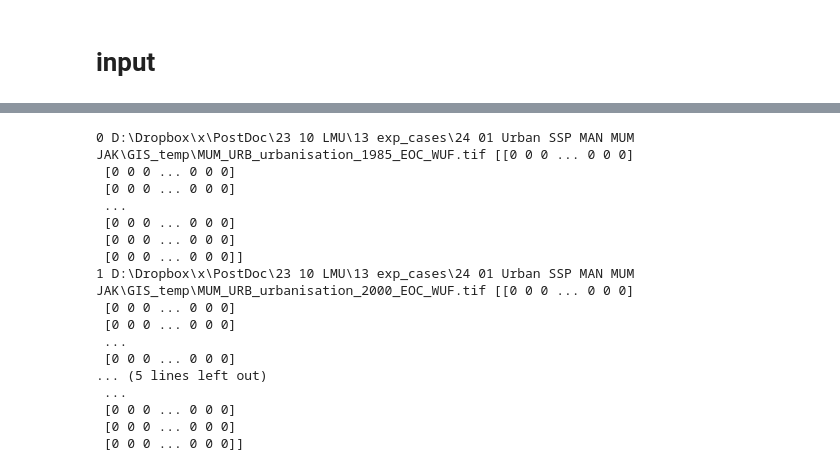
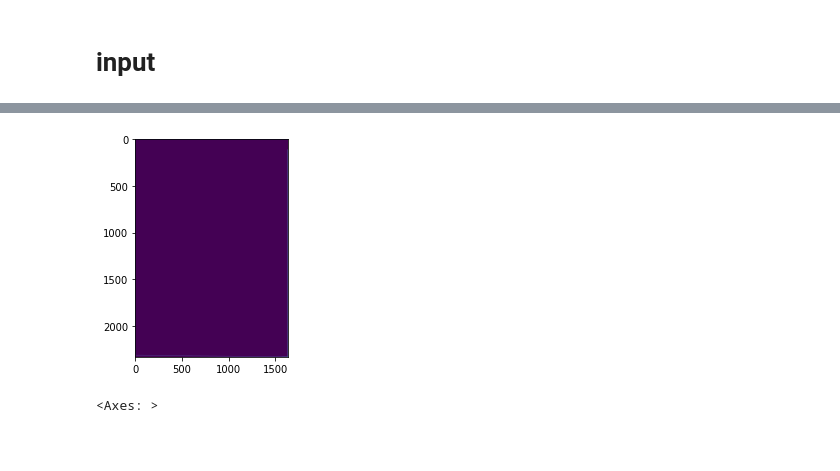
Before and after one commit to alexandrepereiraarq/geo_functions, a Jupyter notebook: src/data/05_calculate_hillshade_slope.ipynb, the cells around one changed output, grey strips where cells are left out. Cells and saved outputs as stored; diff of their text form; code cells hidden in the pictures; blank space fills up the shorter version.

```diff
--- a/src/data/05_calculate_hillshade_slope.ipynb
+++ b/src/data/05_calculate_hillshade_slope.ipynb
@@ -68,31 +72,17 @@ extracted_raster_list
 # %%
-out_path = Path(r'D:\\Dropbox\\x\\PostDoc\\23 10 LMU\\13 exp_cases\\24 01 Urban SSP MAN MUM JAK\\GIS_temp\\')
+#calculate slope
+slope_raster = slope(in_raster.read(1))
 
-for n in range(len(values_list)):
-    out_file = 'MUM_URB_urbanisation_' + str(values_list[n]) + '_EOC_WUF.tif'
-    out_url = out_path/out_file
-    print(n, out_url, extracted_raster_list[n].astype(rasterio.uint32))
-
-    with rasterio.open(out_url, "w", driver='GTiff',
+#exporting the raster
+out_path = raster_path
+out_file = 'MUM_DEM_slope_TanDEM_X_30m.tif'
+out_url = out_path/out_file
+with rasterio.open(out_url, "w", driver='GTiff',
                     height = in_raster.shape[0], width=in_raster.shape[1],
                     count=1, dtype=list(in_raster.dtypes)[0],
                     crs=in_raster.crs, transform = in_raster.transform) as dest:
-        dest.write(extracted_raster_list[n].astype(rasterio.uint32), indexes=1)
+        dest.write(slope_raster, indexes=1)
+show(slope_raster)
 # %% [output]
+[figure, added]
-0 D:\Dropbox\x\PostDoc\23 10 LMU\13 exp_cases\24 01 Urban SSP MAN MUM JAK\GIS_temp\MUM_URB_urbanisation_1985_EOC_WUF.tif [[0 0 0 ... 0 0 0]
- [0 0 0 ... 0 0 0]
- [0 0 0 ... 0 0 0]
- ...
- [0 0 0 ... 0 0 0]
- [0 0 0 ... 0 0 0]
- [0 0 0 ... 0 0 0]]
-1 D:\Dropbox\x\PostDoc\23 10 LMU\13 exp_cases\24 01 Urban SSP MAN MUM JAK\GIS_temp\MUM_URB_urbanisation_2000_EOC_WUF.tif [[0 0 0 ... 0 0 0]
- [0 0 0 ... 0 0 0]
- [0 0 0 ... 0 0 0]
- ...
- [0 0 0 ... 0 0 0]
-... (5 lines left out)
- ...
- [0 0 0 ... 0 0 0]
- [0 0 0 ... 0 0 0]
- [0 0 0 ... 0 0 0]]
+<Axes: >
```
Also changed, not shown: parts of 7 cells of this notebook.
